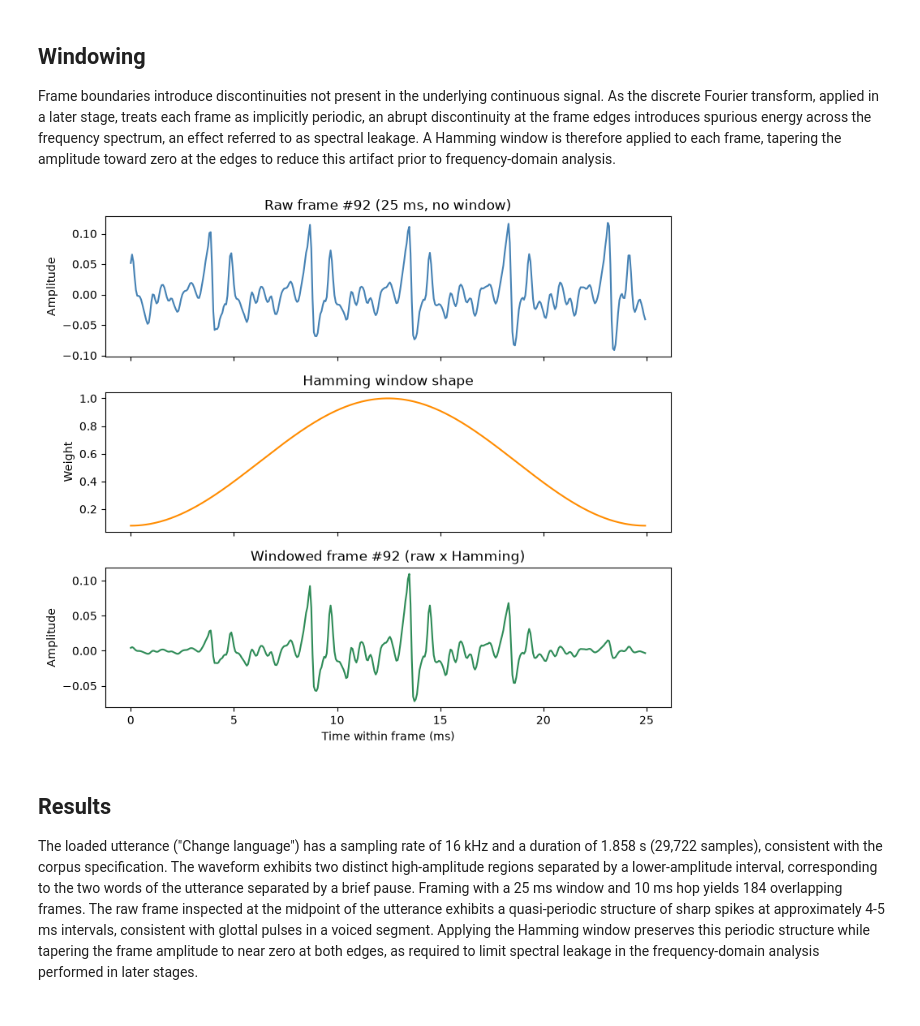
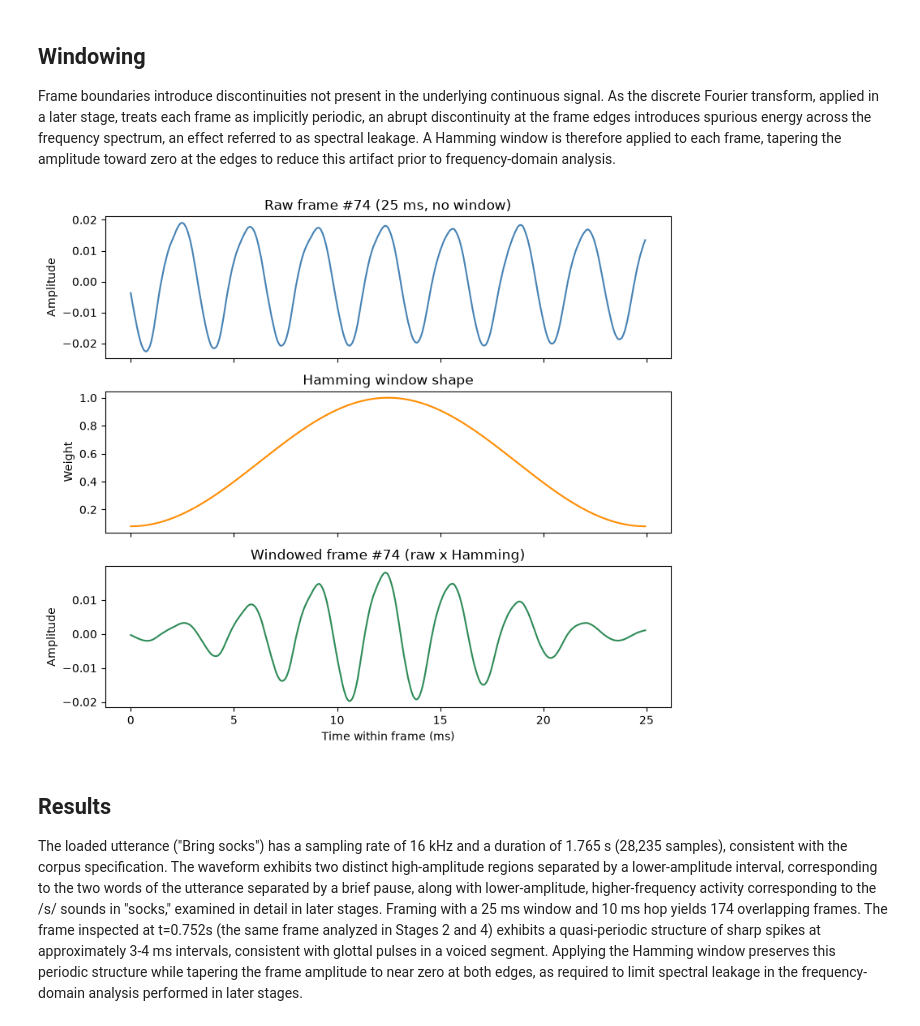
Before and after one commit to shruti-sivakumar/speech-to-action, a Jupyter notebook: notebooks/stage0_load_frame_window.ipynb, the cells around one changed output. Saved outputs shown, nothing was run; the diff lists cells and outputs as text; code cells hidden in the pictures.

```diff
--- a/notebooks/stage0_load_frame_window.ipynb
+++ b/notebooks/stage0_load_frame_window.ipynb
@@ -8,8 +8,8 @@ import librosa
 import matplotlib.pyplot as plt
 
 DATA_ROOT = "../data/fluent_speech_commands_dataset"
-WAV_PATH = f"{DATA_ROOT}/wavs/speakers/2BqVo8kVB2Skwgyb/0a3129c0-4474-11e9-a9a5-5dbec3b8816a.wav"
-TRANSCRIPT = "Change language"
+WAV_PATH = f"{DATA_ROOT}/wavs/speakers/2BqVo8kVB2Skwgyb/ac4fca80-447a-11e9-a9a5-5dbec3b8816a.wav"
+TRANSCRIPT = "Bring socks"
 
 # sr=None keeps the file's native sample rate instead of resampling to librosa's 22050 Hz default.
 # FSC is already 16 kHz mono, so this should just confirm that.
@@ -74,34 +74,36 @@ Frame boundaries introduce discontinuities not present in the underlying continu
 # %%
 # Hamming window: tapers each frame's edges toward zero so the two ends meet smoothly
 # when we later treat the frame as (implicitly) periodic for the DFT.
 window = np.hamming(frame_len)
 
-# Pick a frame roughly in the middle of the utterance to inspect.
-mid_idx = n_frames // 2
+# Pick the frame at t=0.752s, the same voiced frame analyzed in later stages,
+# so the illustration here is directly continuous with later results.
+frame_times = (np.arange(n_frames) * hop_len + frame_len / 2) / sr
+mid_idx = np.argmin(np.abs(frame_times - 0.752))
 raw_frame = frames[:, mid_idx]
 windowed_frame = raw_frame * window
 
 fig, axes = plt.subplots(3, 1, figsize=(8, 7), sharex=True)
 frame_t = np.arange(frame_len) / sr * 1000  # ms, relative to frame start
 
 axes[0].plot(frame_t, raw_frame, color="steelblue")
 axes[0].set_title(f"Raw frame #{mid_idx} ({FRAME_MS} ms, no window)")
 axes[0].set_ylabel("Amplitude")
 
 axes[1].plot(frame_t, window, color="darkorange")
 axes[1].set_title("Hamming window shape")
 axes[1].set_ylabel("Weight")
 
 axes[2].plot(frame_t, windowed_frame, color="seagreen")
 axes[2].set_title(f"Windowed frame #{mid_idx} (raw x Hamming)")
 axes[2].set_ylabel("Amplitude")
 axes[2].set_xlabel("Time within frame (ms)")
 
 fig.tight_layout()
 plt.show()
 # %% [output]
-[figure, old version]
+[figure, new version]
 # %% [markdown]
 ## Results
 
-The loaded utterance ("Change language") has a sampling rate of 16 kHz and a duration of 1.858 s (29,722 samples), consistent with the corpus specification. The waveform exhibits two distinct high-amplitude regions separated by a lower-amplitude interval, corresponding to the two words of the utterance separated by a brief pause. Framing with a 25 ms window and 10 ms hop yields 184 overlapping frames. The raw frame inspected at the midpoint of the utterance exhibits a quasi-periodic structure of sharp spikes at approximately 4-5 ms intervals, consistent with glottal pulses in a voiced segment. Applying the Hamming window preserves this periodic structure while tapering the frame amplitude to near zero at both edges, as required to limit spectral leakage in the frequency-domain analysis performed in later stages.
+The loaded utterance ("Bring socks") has a sampling rate of 16 kHz and a duration of 1.765 s (28,235 samples), consistent with the corpus specification. The waveform exhibits two distinct high-amplitude regions separated by a lower-amplitude interval, corresponding to the two words of the utterance separated by a brief pause, along with lower-amplitude, higher-frequency activity corresponding to the /s/ sounds in "socks," examined in detail in later stages. Framing with a 25 ms window and 10 ms hop yields 174 overlapping frames. The frame inspected at t=0.752s (the same frame analyzed in Stages 2 and 4) exhibits a quasi-periodic structure of sharp spikes at approximately 3-4 ms intervals, consistent with glottal pulses in a voiced segment. Applying the Hamming window preserves this periodic structure while tapering the frame amplitude to near zero at both edges, as required to limit spectral leakage in the frequency-domain analysis performed in later stages.
```
Also changed, not shown: parts of 3 cells of this notebook, 2 other files.
